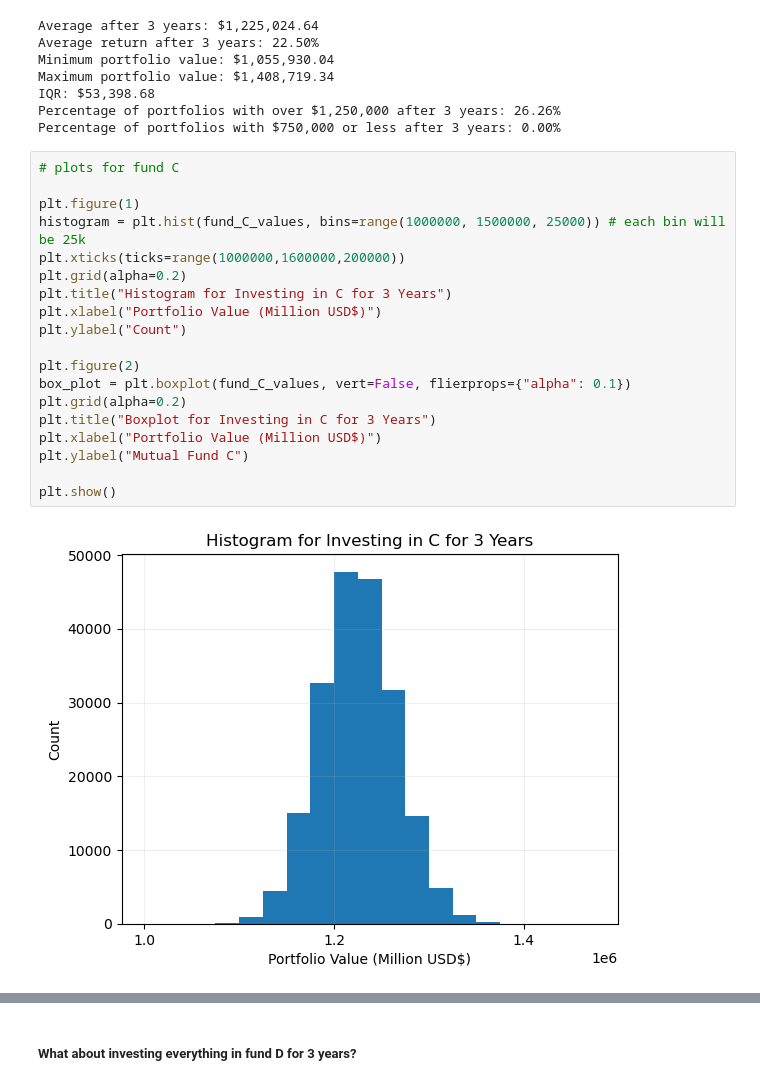
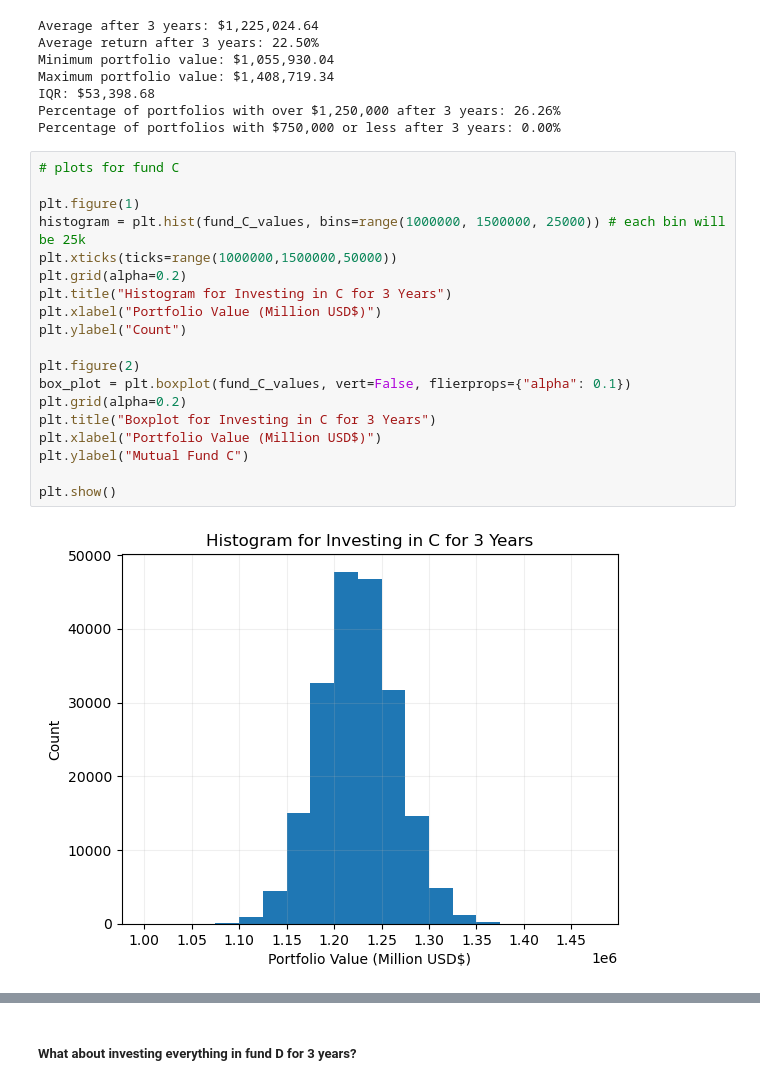
Before and after one commit to myin27/OR442-Term-Project, a Jupyter notebook: project.ipynb, the cells around one changed output, grey strips where cells are left out. Drawn from its saved outputs; the diff is of its cells as text.

```diff
--- a/project.ipynb
+++ b/project.ipynb
@@ -240,24 +240,24 @@ Percentage of portfolios with $750,000 or less after 3 years: 0.00%
 # %%
 # plots for fund C
 
 plt.figure(1)
 histogram = plt.hist(fund_C_values, bins=range(1000000, 1500000, 25000)) # each bin will be 25k
-plt.xticks(ticks=range(1000000,1600000,200000))
+plt.xticks(ticks=range(1000000,1500000,50000))
 plt.grid(alpha=0.2)
 plt.title("Histogram for Investing in C for 3 Years")
 plt.xlabel("Portfolio Value (Million USD$)")
 plt.ylabel("Count")
 
 plt.figure(2)
 box_plot = plt.boxplot(fund_C_values, vert=False, flierprops={"alpha": 0.1})
 plt.grid(alpha=0.2)
 plt.title("Boxplot for Investing in C for 3 Years")
 plt.xlabel("Portfolio Value (Million USD$)")
 plt.ylabel("Mutual Fund C")
 
 plt.show()
 # %% [output]
-[figure, old version]
+[figure, new version]
 [figure]
 # %% [markdown]
 ##### What about investing everything in fund D for 3 years?
```
Also changed, not shown: parts of 5 cells of this notebook.
